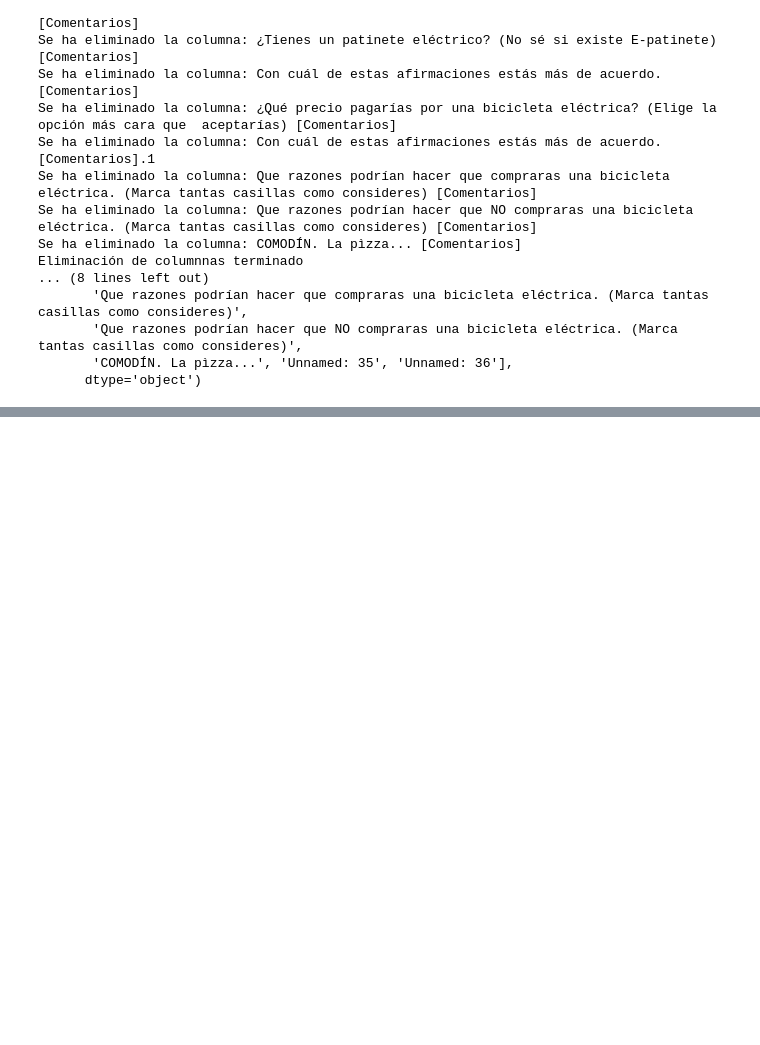
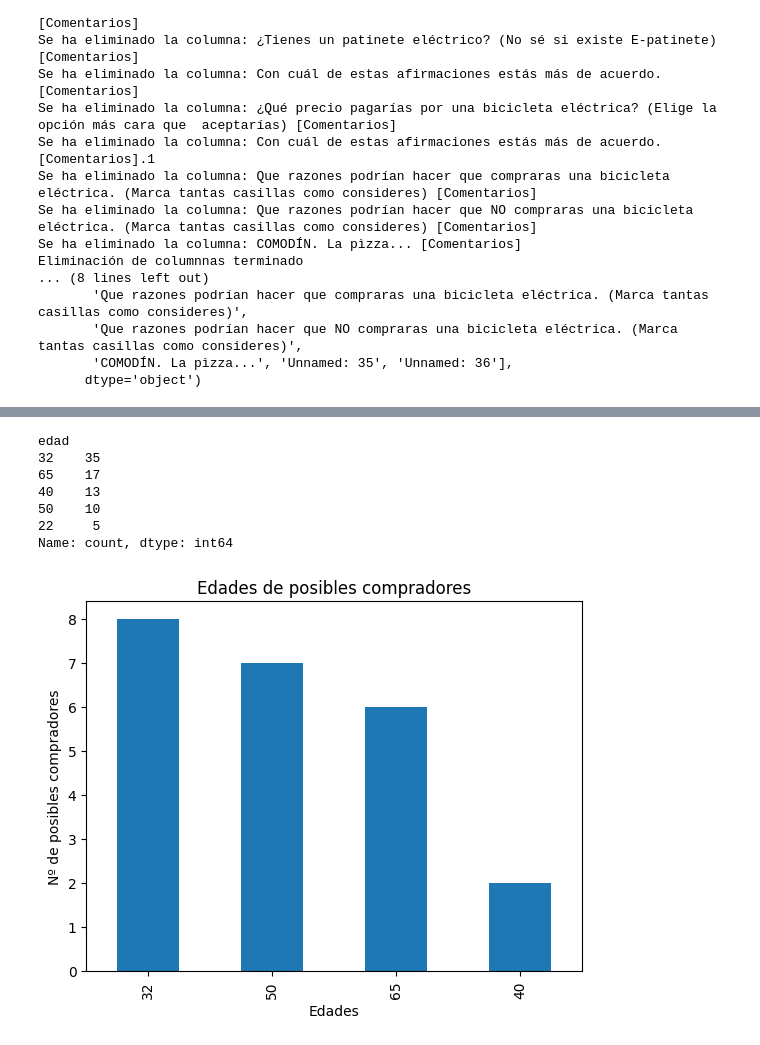
Before and after one commit to Auzmendi/project-6, a Jupyter notebook: df_ebike.ipynb, the cells around one changed output, grey strips where cells are left out. Saved outputs shown, nothing was run; the diff lists cells and outputs as text; code cells hidden in the pictures; blank space fills up the shorter version.

```diff
--- a/df_ebike.ipynb
+++ b/df_ebike.ipynb
@@ -107,0 +229,19 @@ Name: Hora, Length: 80, dtype: object
+# %%
+print(df['edad'].value_counts())
+conteo_valores = df_posibles_compradores['edad'].value_counts()
+conteo_valores.plot(kind='bar')
+ # Agrega etiquetas al gráfico
+plt.title('Edades de posibles compradores')
+plt.xlabel('Edades')
+plt.ylabel('Nº de posibles compradores')
+ # Muestra el gráfico
+plt.show()
+# %% [output]
+edad
+32    35
+65    17
+40    13
+50    10
+22     5
+Name: count, dtype: int64
+[figure, added]
```
Also changed, not shown: parts of 30 cells of this notebook, 5 other files.
